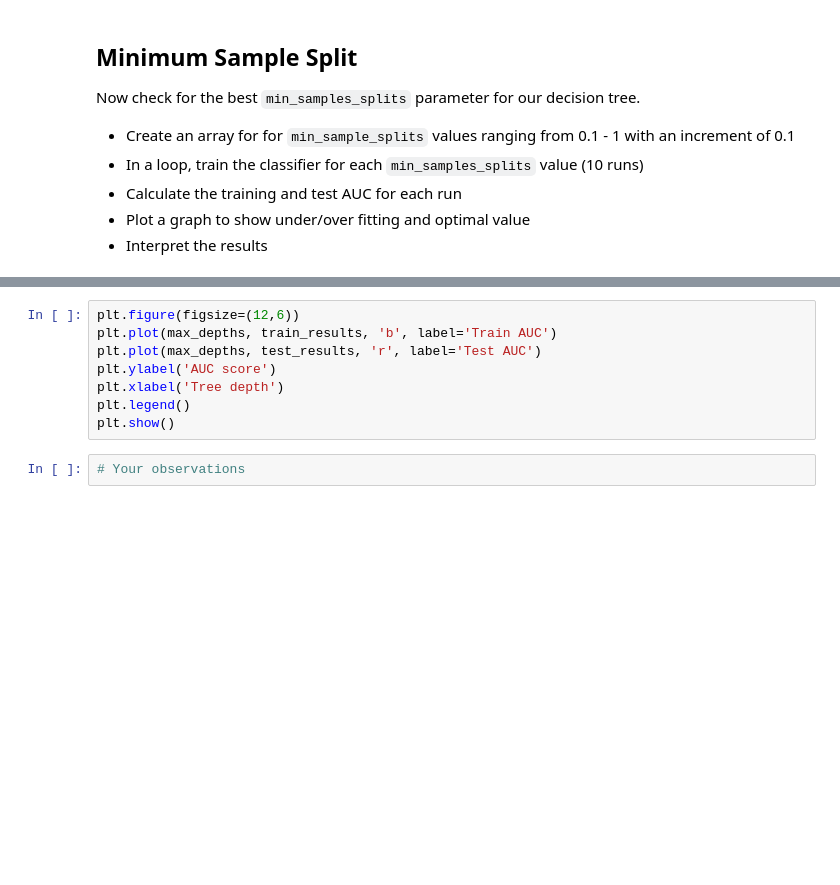
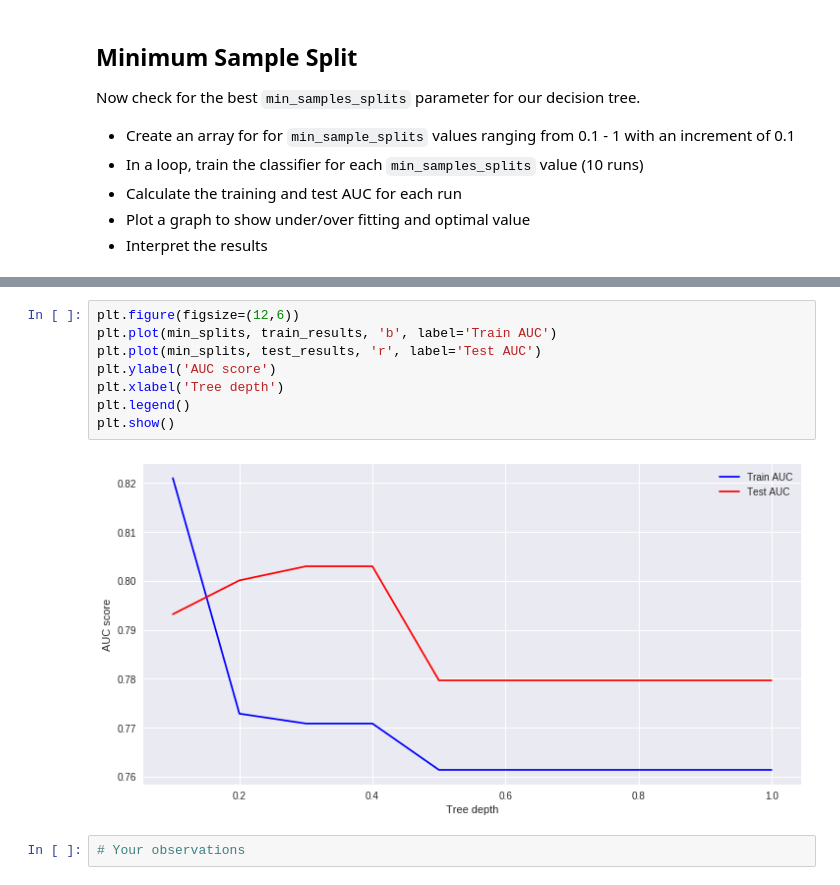
Before and after one commit to as6140/dsc-3-31-08-decision-tree-pruning-hyperparameter-optimization-lab-seattle-ds-career-040119, a Jupyter notebook: index.ipynb, the cells around one changed output, grey strips where cells are left out. Saved outputs shown, nothing was run; the diff lists cells and outputs as text; blank space fills up the shorter version.

```diff
--- a/index.ipynb
+++ b/index.ipynb
@@ -188,11 +186,13 @@ for min_split in min_splits:
 # %%
 plt.figure(figsize=(12,6))
-plt.plot(max_depths, train_results, 'b', label='Train AUC')
-plt.plot(max_depths, test_results, 'r', label='Test AUC')
+plt.plot(min_splits, train_results, 'b', label='Train AUC')
+plt.plot(min_splits, test_results, 'r', label='Test AUC')
 plt.ylabel('AUC score')
 plt.xlabel('Tree depth')
 plt.legend()
 plt.show()
+# %% [output]
+[figure, added]
 # %%
 # Your observations
 # %% [markdown]
```
Also changed, not shown: parts of 1 cell of this notebook.
